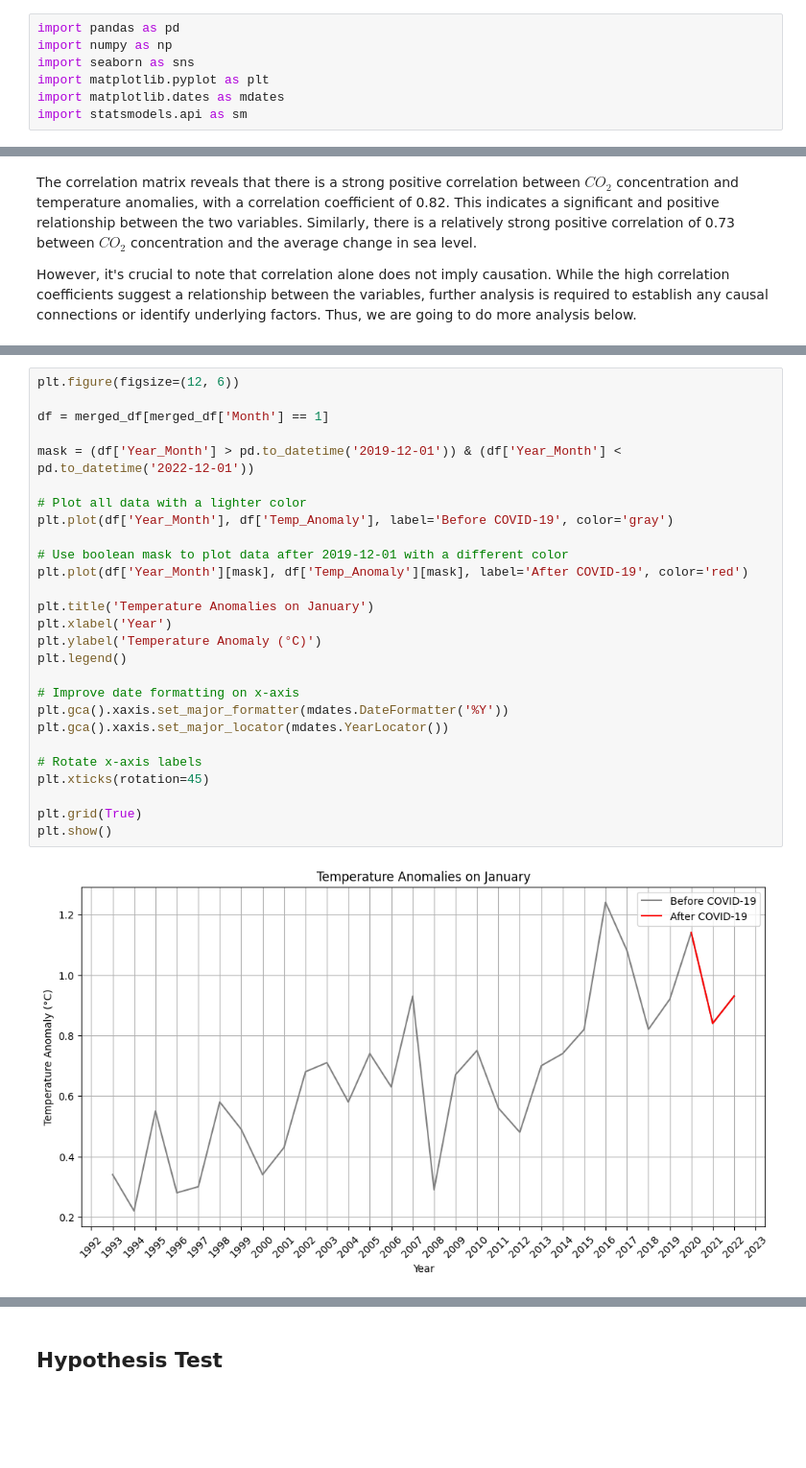
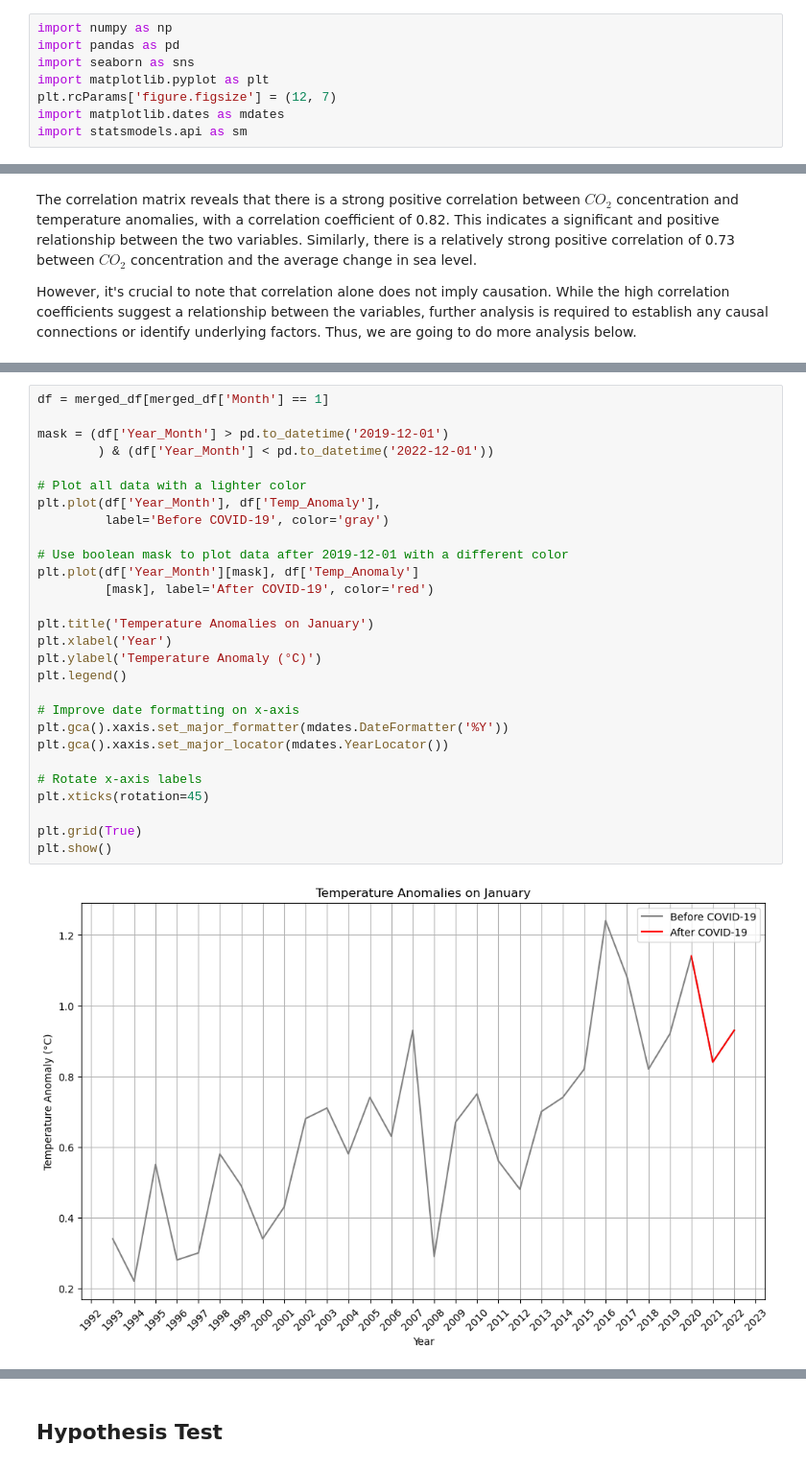
Before and after one commit to daphneyyy/COGS108_FinalProject, a Jupyter notebook: EDACheckpointGroup_Sp23_Project_Group_12.ipynb, the cells around one changed output, grey strips where cells are left out. Shown at 96% size. Saved outputs shown, nothing was run; the diff lists cells and outputs as text; blank space fills up the shorter version.

```diff
--- a/EDACheckpointGroup_Sp23_Project_Group_12.ipynb
+++ b/EDACheckpointGroup_Sp23_Project_Group_12.ipynb
@@ -15,10 +15,11 @@ How has the COVID-19 pandemic impact global warming? Specifically, how do change
 # %% [markdown]
 # Setup
 # %%
+import numpy as np
 import pandas as pd
-import numpy as np
 import seaborn as sns
 import matplotlib.pyplot as plt
+plt.rcParams['figure.figsize'] = (12, 7)
 import matplotlib.dates as mdates
 import statsmodels.api as sm
 # %%
@@ -327,30 +331,31 @@ plt.show()
 # %%
-plt.figure(figsize=(12, 6))
-
 df = merged_df[merged_df['Month'] == 1]
 
-mask = (df['Year_Month'] > pd.to_datetime('2019-12-01')) & (df['Year_Month'] < pd.to_datetime('2022-12-01'))
+mask = (df['Year_Month'] > pd.to_datetime('2019-12-01')
+        ) & (df['Year_Month'] < pd.to_datetime('2022-12-01'))
 
 # Plot all data with a lighter color
-plt.plot(df['Year_Month'], df['Temp_Anomaly'], label='Before COVID-19', color='gray')
+plt.plot(df['Year_Month'], df['Temp_Anomaly'],
+         label='Before COVID-19', color='gray')
 
 # Use boolean mask to plot data after 2019-12-01 with a different color
-plt.plot(df['Year_Month'][mask], df['Temp_Anomaly'][mask], label='After COVID-19', color='red')
+plt.plot(df['Year_Month'][mask], df['Temp_Anomaly']
+         [mask], label='After COVID-19', color='red')
 
 plt.title('Temperature Anomalies on January')
 plt.xlabel('Year')
 plt.ylabel('Temperature Anomaly (°C)')
 plt.legend()
 
 # Improve date formatting on x-axis
 plt.gca().xaxis.set_major_formatter(mdates.DateFormatter('%Y'))
 plt.gca().xaxis.set_major_locator(mdates.YearLocator())
 
 # Rotate x-axis labels
 plt.xticks(rotation=45)
 
 plt.grid(True)
 plt.show()
 # %% [output]
-[figure, old version]
+[figure, new version]
 # %%
```
Also changed, not shown: parts of 26 cells of this notebook.
